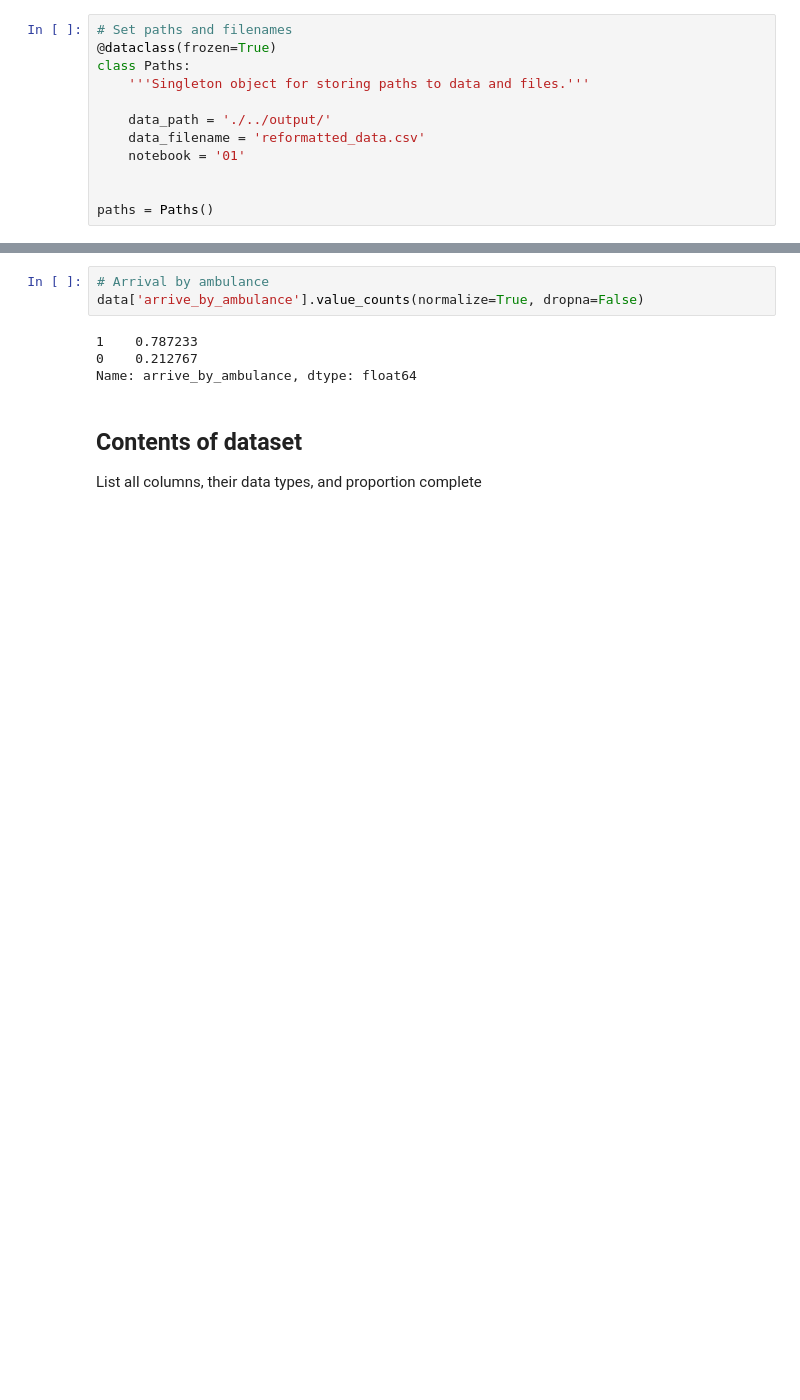
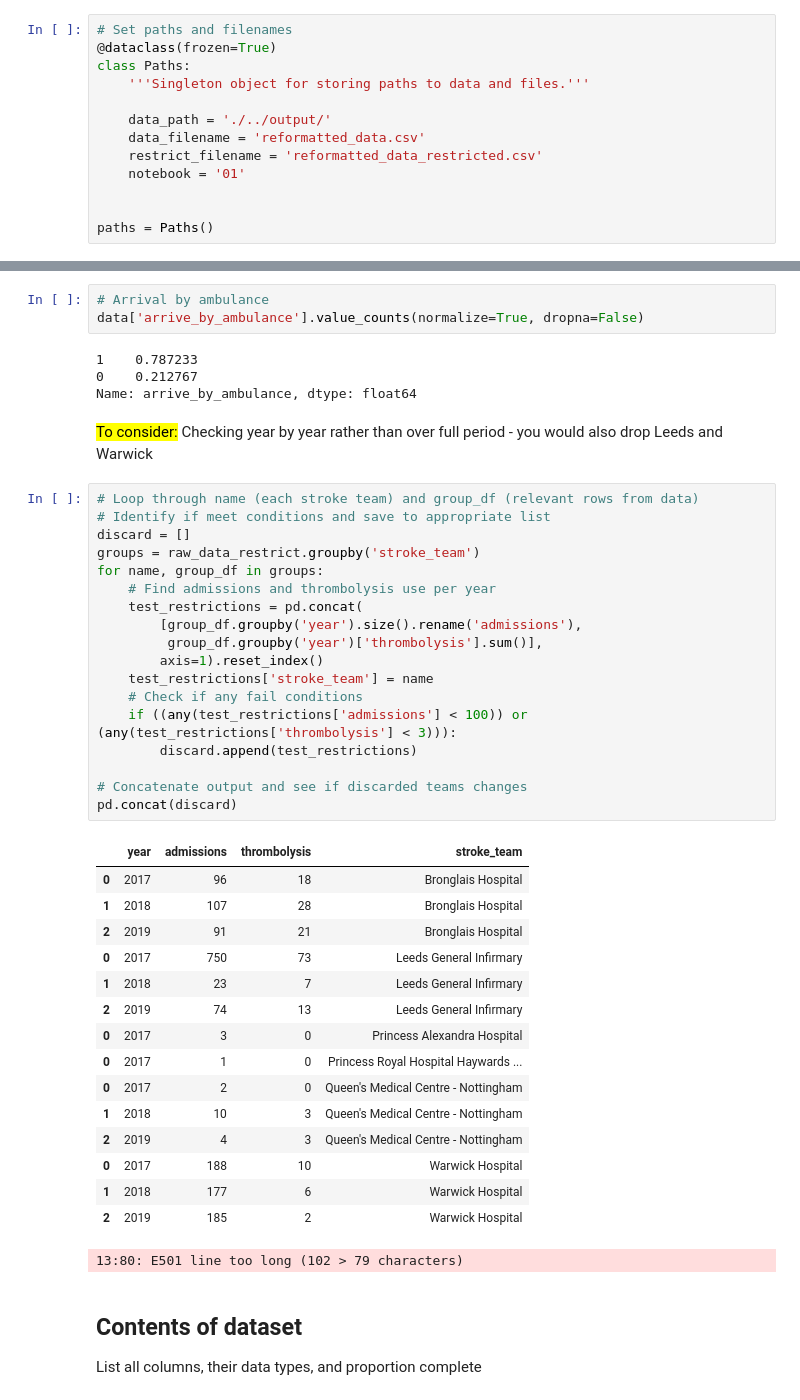
Before and after one commit to samuel-book/samuel_2_data_prep, a Jupyter notebook: descriptive_statistics/01_restrict_data_and_explore_missing_and_unusual_results.ipynb, the cells around one changed output, grey strips where cells are left out. Saved outputs shown, nothing was run; the diff lists cells and outputs as text; blank space fills up the shorter version.

Commit message:
Added cells about considering restrictions year by year rather than over full three years, and about unusual anticoagulant results

```diff
--- a/descriptive_statistics/01_restrict_data_and_explore_missing_and_unusual_results.ipynb
+++ b/descriptive_statistics/01_restrict_data_and_explore_missing_and_unusual_results.ipynb
@@ -39,6 +39,7 @@ class Paths:
 
     data_path = './../output/'
     data_filename = 'reformatted_data.csv'
+    restrict_filename = 'reformatted_data_restricted.csv'
     notebook = '01'
 
 
@@ -129,6 +133,43 @@ data['arrive_by_ambulance'].value_counts(normalize=True, dropna=False)
 1    0.787233
 0    0.212767
 Name: arrive_by_ambulance, dtype: float64
+# %% [markdown]
+<mark>To consider:</mark> Checking year by year rather than over full period - you would also drop Leeds and Warwick
+# %%
+# Loop through name (each stroke team) and group_df (relevant rows from data)
+# Identify if meet conditions and save to appropriate list
+discard = []
+groups = raw_data_restrict.groupby('stroke_team')
+for name, group_df in groups:
+    # Find admissions and thrombolysis use per year
+    test_restrictions = pd.concat(
+        [group_df.groupby('year').size().rename('admissions'),
+         group_df.groupby('year')['thrombolysis'].sum()],
+        axis=1).reset_index()
+    test_restrictions['stroke_team'] = name
+    # Check if any fail conditions
+    if ((any(test_restrictions['admissions'] < 100)) or (any(test_restrictions['thrombolysis'] < 3))):
+        discard.append(test_restrictions)
+
+# Concatenate output and see if discarded teams changes
+pd.concat(discard)
+# %% [output]
+|  | year | admissions | thrombolysis | stroke_team |
+| 0 | 2017 | 96 | 18 | Bronglais Hospital |
+| 1 | 2018 | 107 | 28 | Bronglais Hospital |
+| 2 | 2019 | 91 | 21 | Bronglais Hospital |
+| 0 | 2017 | 750 | 73 | Leeds General Infirmary |
+| 1 | 2018 | 23 | 7 | Leeds General Infirmary |
+| 2 | 2019 | 74 | 13 | Leeds General Infirmary |
+| 0 | 2017 | 3 | 0 | Princess Alexandra Hospital |
+| 0 | 2017 | 1 | 0 | Princess Royal Hospital Haywards ... |
+| 0 | 2017 | 2 | 0 | Queen's Medical Centre - Nottingham |
+| 1 | 2018 | 10 | 3 | Queen's Medical Centre - Nottingham |
+| 2 | 2019 | 4 | 3 | Queen's Medical Centre - Nottingham |
+| 0 | 2017 | 188 | 10 | Warwick Hospital |
+| 1 | 2018 | 177 | 6 | Warwick Hospital |
+| 2 | 2019 | 185 | 2 | Warwick Hospital |
+13:80: E501 line too long (102 > 79 characters)
 # %% [markdown]
 ## Contents of dataset
 
```
Also changed, not shown: parts of 5 cells of this notebook.
